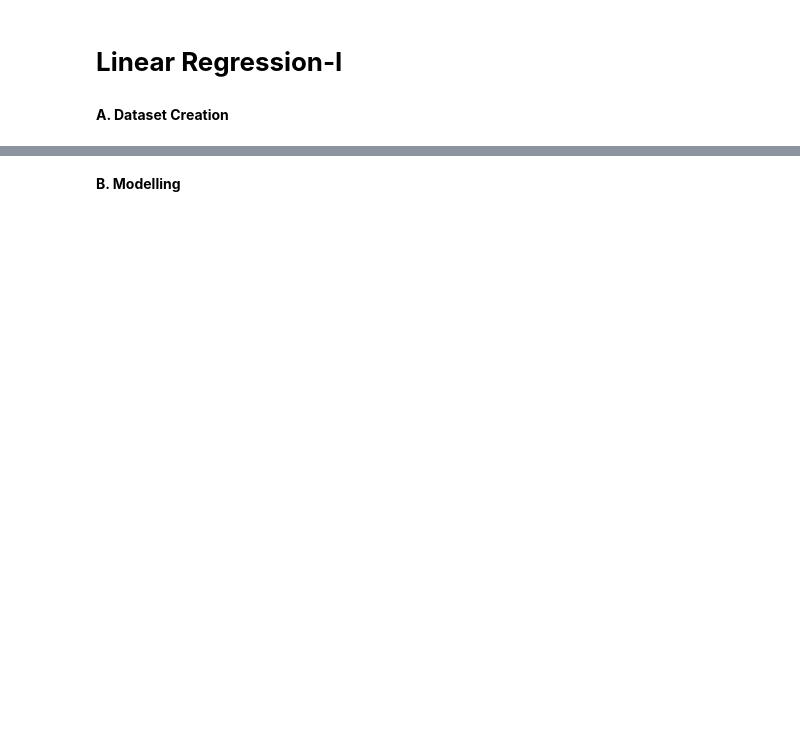
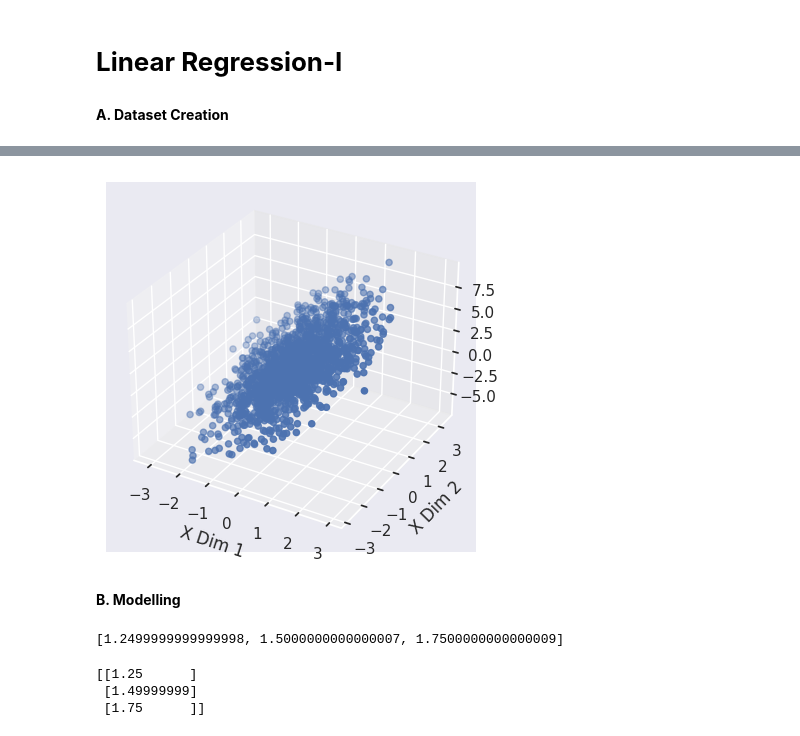
Before and after one commit to nik-hil-24/DS403-Introduction-To-Statistical-Learning, a Jupyter notebook: Assignment2.ipynb, the cells around one changed output, grey strips where cells are left out. Cells and saved outputs as stored; diff of their text form; code cells hidden in the pictures; blank space fills up the shorter version.

Commit message:
Add Linear Regression I

```diff
--- a/Assignment2.ipynb
+++ b/Assignment2.ipynb
@@ -45,7 +49,61 @@ plt.show()
+# %%
+fig = plt.figure()
+ax = fig.add_subplot(projection = '3d')
+
+ax.scatter(X[:,0], X[:,1], y)
+ax.set_xlabel('X Dim 1')
+ax.set_ylabel('X Dim 2')
+ax.set_zlabel('y')
+plt.show();
+# %% [output]
+[figure, added]
 # %% [markdown]
 **B. Modelling**
 # %%
-# i. Scikit-Learn Library Linear Regression Model
+# i). Scikit-Learn Library Linear Regression Model
 linearReg = LinearRegression().fit(X_train, y_train)
-p1 = list(linearReg.coef_)
-p1.append(linearReg.intercept_)
+p1 = []
+p1.append(linearReg.intercept_[0])
+p1.append(linearReg.coef_[0][0])
+p1.append(linearReg.coef_[0][1])
+print(p1)
+# %% [output]
+[1.2499999999999998, 1.5000000000000007, 1.7500000000000009]
+# %%
+# ii). Linear Regression From Scratch
+
+# Epochs
+iters = 2000
+# Learning Rate
+eta = 0.01
+# Initialise With Zeros
+theta = np.zeros((3,1))
+
+def compCost(X, y, theta):
+    tempval = np.dot(X, theta) - y
+    return np.sum(np.power(tempval, 2)) / (2*X.shape[0])
+
+
+def gradDes(X, y, theta, eta, iters):
+    # X is [feature-1,feature-2] we want [1,feature-1,feature-2] to perform matrix dot-product
+    ones = np.ones((1500,1))
+    mat_X = np.concatenate((ones, X), axis = 1)
+    # Cost List
+    cost = []
+
+    for _ in range(iters):
+        y_pred = np.dot(mat_X,theta).reshape((1500,1))
+        # Calculate Gradients
+        gradient = np.dot(mat_X.T,y_pred-y)/X.shape[0]
+        # Weight Update
+        theta = theta - eta * gradient
+        # Append To Cost List
+        cost.append(compCost(mat_X, y, theta))
+    return theta, cost
+
+theta, cost = gradDes(X, y, theta, eta, iters)
+print(theta)
+# %% [output]
+[[1.25      ]
+ [1.49999999]
+ [1.75      ]]
```
Also changed, not shown: parts of 12 cells of this notebook.
